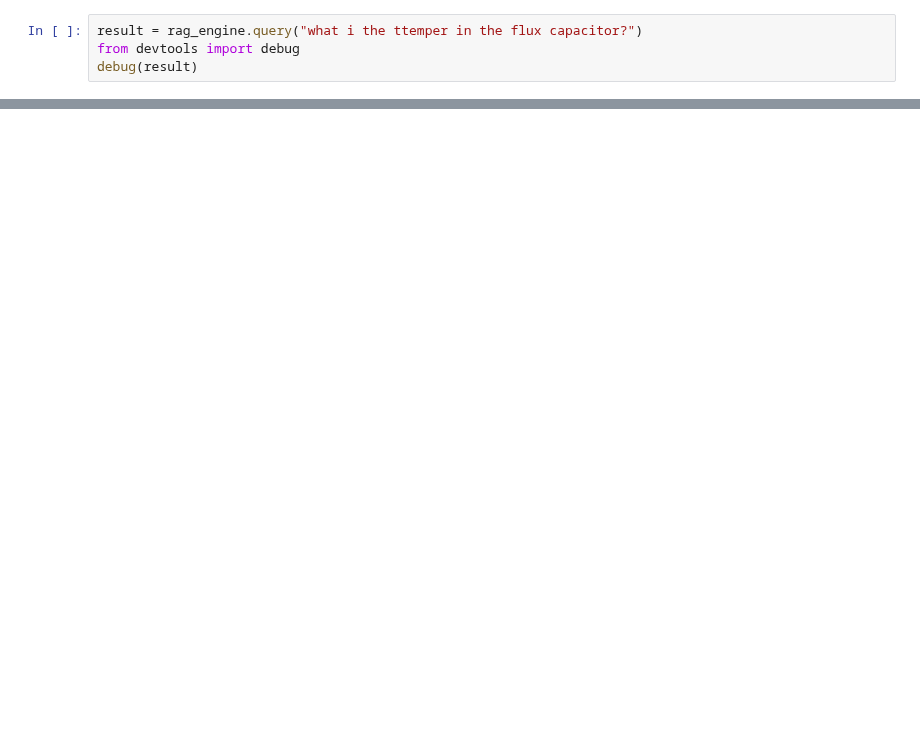
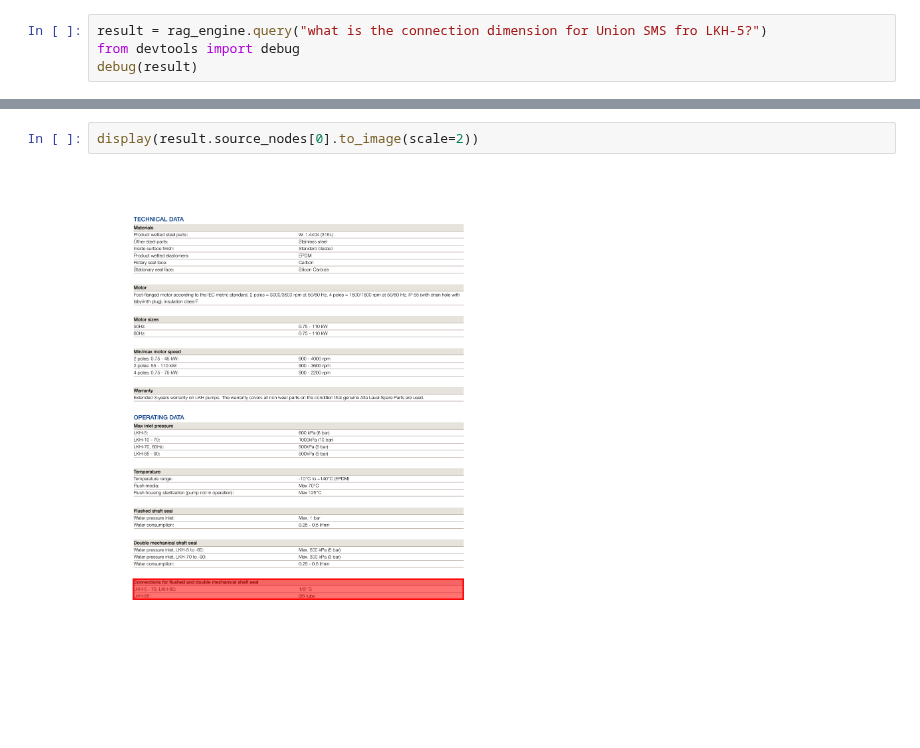
Before and after one commit to Novia-RDI-Seafaring/anchor, a Jupyter notebook: backend/test.ipynb, the cells around one changed output, grey strips where cells are left out. Drawn from its saved outputs; the diff is of its cells as text; blank space fills up the shorter version.

Commit message:
test notebook for displaying source and document (bboxes)

```diff
--- a/backend/test.ipynb
+++ b/backend/test.ipynb
@@ -37,5 +44,5 @@ RagEngine initialized with and kwargs: {'name': 'anchor_rag3_test', 'persist_dir
 # %%
-result = rag_engine.query("what i the ttemper in the flux capacitor?")
+result = rag_engine.query("what is the connection dimension for Union SMS fro LKH-5?")
 from devtools import debug
 debug(result)
 # %% [output]
@@ -144,0 +206,4 @@ for node in result.source_nodes:
+# %%
+display(result.source_nodes[0].to_image(scale=2))
+# %% [output]
+[figure, added]
```
Also changed, not shown: parts of 7 cells of this notebook.
